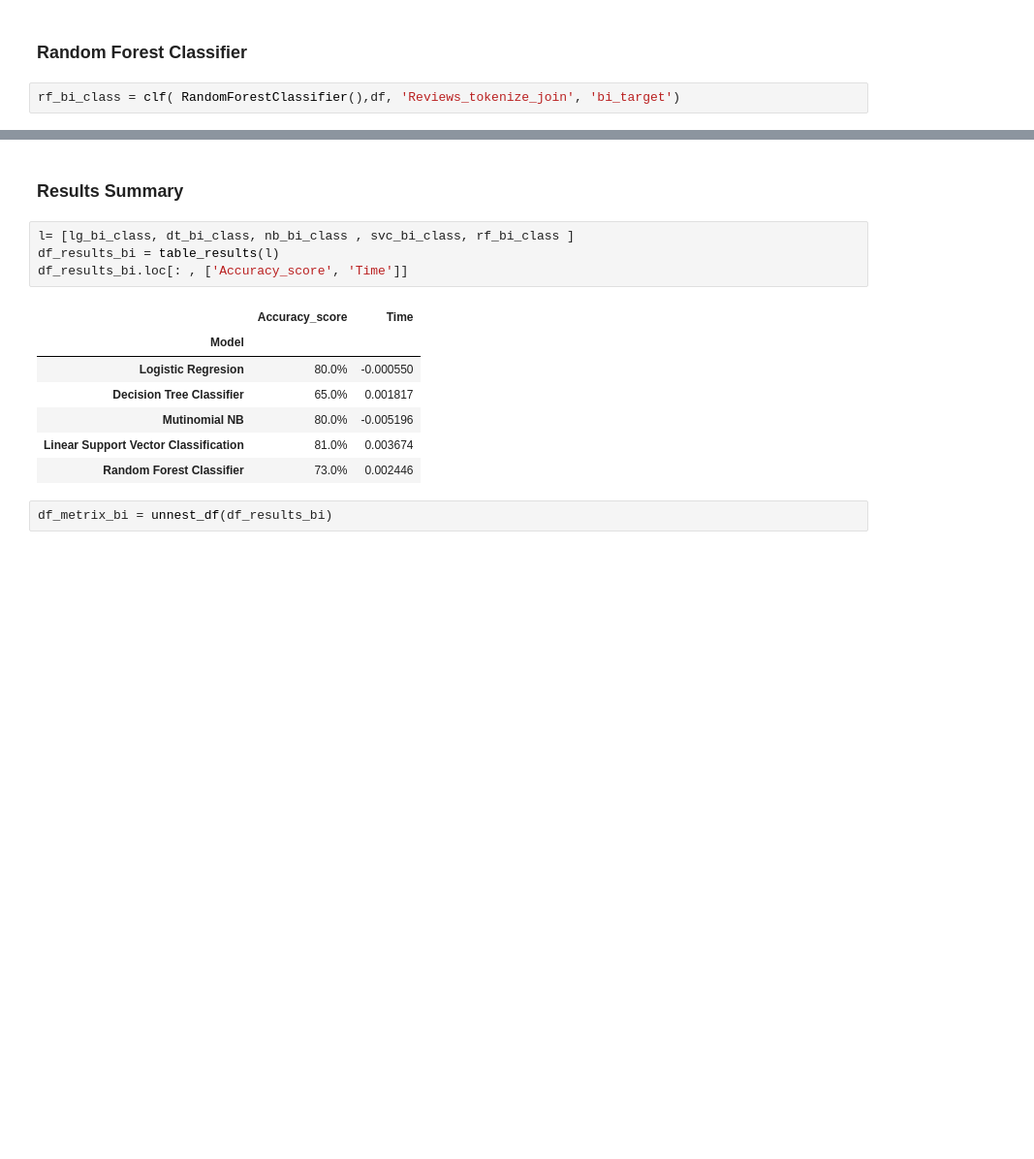
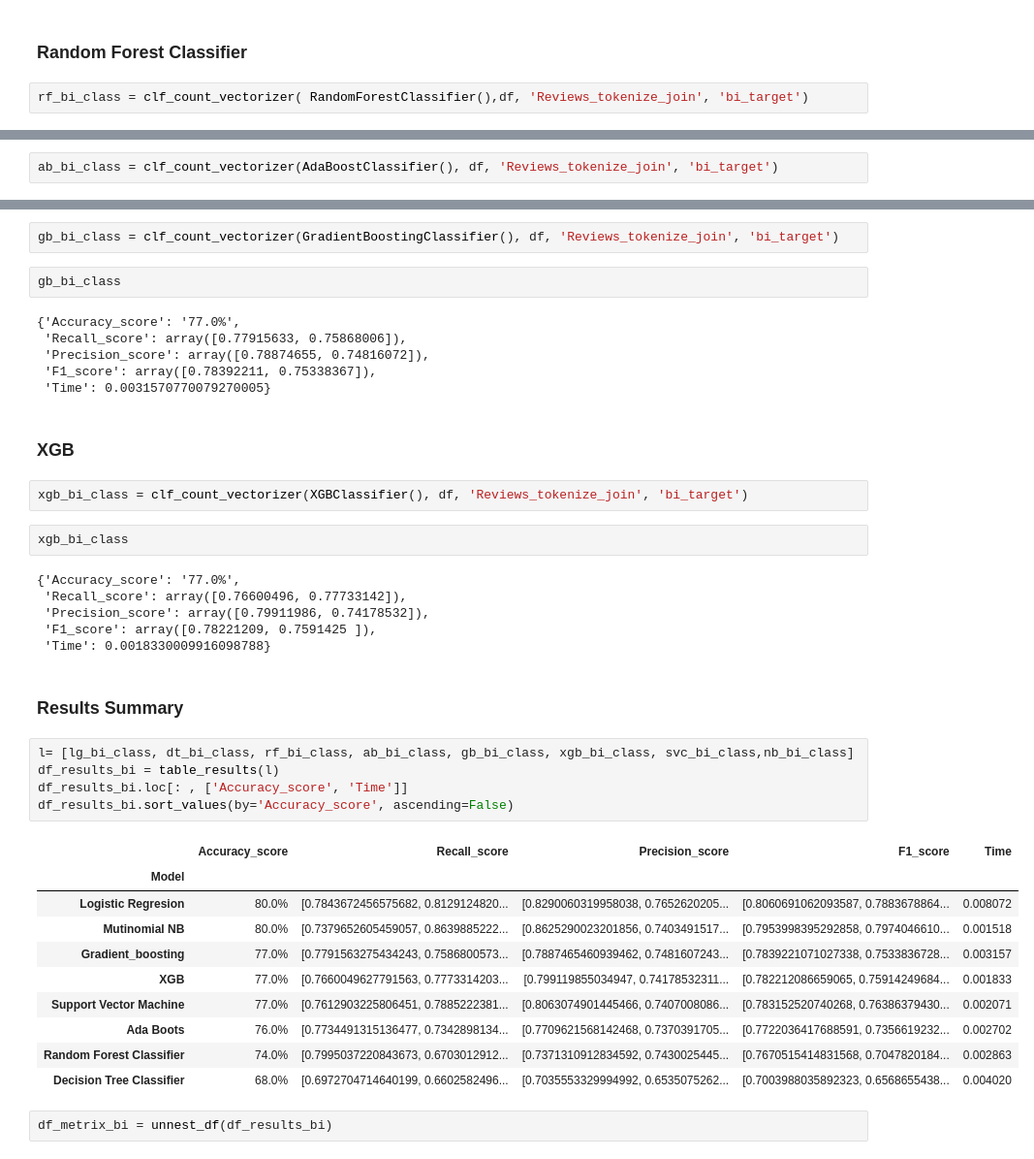
Before and after one commit to Cristinamulas/Text-Classification-And-Sentiment-Analysis-On-Hotel-Reviews, a Jupyter notebook: CountVectorizer and Modelling.ipynb, the cells around one changed output, grey strips where cells are left out. Shown at 97% size. Cells and saved outputs as stored; diff of their text form; blank space fills up the shorter version.

```diff
--- a/CountVectorizer and Modelling.ipynb
+++ b/CountVectorizer and Modelling.ipynb
@@ -551,6 +944,6 @@ svc_bi_class
 # %% [markdown]
 ### Random Forest Classifier
 # %%
-rf_bi_class = clf( RandomForestClassifier(),df, 'Reviews_tokenize_join', 'bi_target')
+rf_bi_class = clf_count_vectorizer( RandomForestClassifier(),df, 'Reviews_tokenize_join', 'bi_target')
 # %%
 rf_bi_class
@@ -556,0 +958,2 @@ rf_bi_class
+# %%
+ab_bi_class = clf_count_vectorizer(AdaBoostClassifier(), df, 'Reviews_tokenize_join', 'bi_target')
@@ -557,17 +970,43 @@ rf_bi_class
+# %%
+gb_bi_class = clf_count_vectorizer(GradientBoostingClassifier(), df, 'Reviews_tokenize_join', 'bi_target')
+# %%
+gb_bi_class
+# %% [output]
+{'Accuracy_score': '77.0%',
+ 'Recall_score': array([0.77915633, 0.75868006]),
+ 'Precision_score': array([0.78874655, 0.74816072]),
+ 'F1_score': array([0.78392211, 0.75338367]),
+ 'Time': 0.0031570770079270005}
+# %% [markdown]
+### XGB
+# %%
+xgb_bi_class = clf_count_vectorizer(XGBClassifier(), df, 'Reviews_tokenize_join', 'bi_target')
+# %%
+xgb_bi_class
+# %% [output]
+{'Accuracy_score': '77.0%',
+ 'Recall_score': array([0.76600496, 0.77733142]),
+ 'Precision_score': array([0.79911986, 0.74178532]),
+ 'F1_score': array([0.78221209, 0.7591425 ]),
+ 'Time': 0.0018330009916098788}
 # %% [markdown]
 ### Results Summary
 # %%
-l= [lg_bi_class, dt_bi_class, nb_bi_class , svc_bi_class, rf_bi_class ]
+l= [lg_bi_class, dt_bi_class, rf_bi_class, ab_bi_class, gb_bi_class, xgb_bi_class, svc_bi_class,nb_bi_class]
 df_results_bi = table_results(l)
 df_results_bi.loc[: , ['Accuracy_score', 'Time']]
+df_results_bi.sort_values(by='Accuracy_score', ascending=False)
 # %% [output]
-|  | Accuracy_score | Time |
-| Model |  |  |
-| Logistic Regresion | 80.0% | -0.000550 |
-| Decision Tree Classifier | 65.0% | 0.001817 |
-| Mutinomial NB | 80.0% | -0.005196 |
-| Linear Support Vector Classification | 81.0% | 0.003674 |
-| Random Forest Classifier | 73.0% | 0.002446 |
+|  | Accuracy_score | Recall_score | Precision_score | F1_score | Time |
+| Model |  |  |  |  |  |
+| Logistic Regresion | 80.0% | [0.7843672456575682, 0.8129124820... | [0.8290060319958038, 0.7652620205... | [0.8060691062093587, 0.7883678864... | 0.008072 |
+| Mutinomial NB | 80.0% | [0.7379652605459057, 0.8639885222... | [0.8625290023201856, 0.7403491517... | [0.7953998395292858, 0.7974046610... | 0.001518 |
+| Gradient_boosting | 77.0% | [0.7791563275434243, 0.7586800573... | [0.7887465460939462, 0.7481607243... | [0.7839221071027338, 0.7533836728... | 0.003157 |
+| XGB | 77.0% | [0.7660049627791563, 0.7773314203... | [0.799119855034947, 0.74178532311... | [0.782212086659065, 0.75914249684... | 0.001833 |
+| Support Vector Machine | 77.0% | [0.7612903225806451, 0.7885222381... | [0.8063074901445466, 0.7407008086... | [0.783152520740268, 0.76386379430... | 0.002071 |
+| Ada Boots | 76.0% | [0.7734491315136477, 0.7342898134... | [0.7709621568142468, 0.7370391705... | [0.7722036417688591, 0.7356619232... | 0.002702 |
+| Random Forest Classifier | 74.0% | [0.7995037220843673, 0.6703012912... | [0.7371310912834592, 0.7430025445... | [0.7670515414831568, 0.7047820184... | 0.002863 |
+| Decision Tree Classifier | 68.0% | [0.6972704714640199, 0.6602582496... | [0.7035553329994992, 0.6535075262... | [0.7003988035892323, 0.6568655438... | 0.004020 |
 # %%
 df_metrix_bi = unnest_df(df_results_bi)
 # %% [markdown]
```
Also changed, not shown: parts of 103 cells of this notebook, 6 other files.
